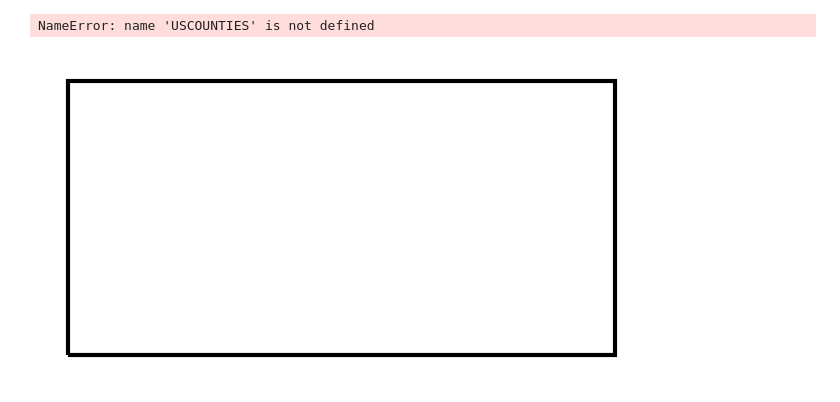
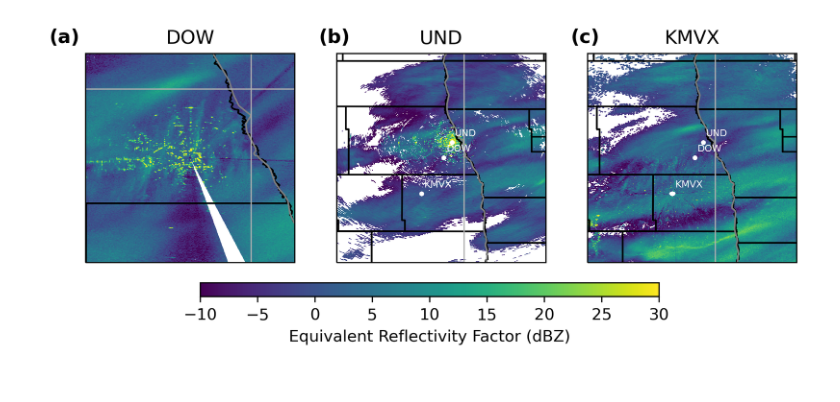
Before and after one commit to KennedyClouds/BAMS_2021, a Jupyter notebook: Radar_Fig.ipynb, the cells around one changed output. Cells and saved outputs as stored; diff of their text form; code cells hidden in the pictures.

```diff
--- a/Radar_Fig.ipynb
+++ b/Radar_Fig.ipynb
@@ -9,6 +9,10 @@ import os
 import cartopy.crs as ccrs
 import numpy as np
 import metpy
+import matplotlib.pyplot as plt
+from metpy.plots import USCOUNTIES
+import warnings
+warnings.filterwarnings('ignore')
 # Read in files
 
 # DOW:
@@ -41,7 +45,7 @@ display_UND = pyart.graph.RadarMapDisplay(radar_UND)
 
 #Use gatefilter to mask out noise and ground clutter around radar
 gatefilter = pyart.correct.GateFilter(radar_UND)
-gatefilter.exclude_below('cross_correlation_ratio', 0.92, exclude_masked = True)
+gatefilter.exclude_below('cross_correlation_ratio', 0.7, exclude_masked = True)
 
 
 # Finally, process KMVX:
@@ -58,17 +62,19 @@ display_MVX = pyart.graph.RadarMapDisplay(radar_MVX)
 projection = ccrs.PlateCarree()
 fig = plt.figure(figsize = [8,4],dpi=300)
 
+lons=[-98,-97.5,-97,-96.5,-96,-95.5-95]
+lats=[46,46.5,47,47.5,48]
 #DOW
 ax1 = fig.add_subplot(131, projection = projection)
 ax1.add_feature(USCOUNTIES.with_scale('5m'))
 display_DOW.plot_ppi_map('DBZHC',
         0,
-        vmin = -20,
-        vmax = 40,
-        min_lon = min_lon,
-        max_lon = max_lon,
-        min_lat = min_lat,
-        max_lat = max_lat,
+        vmin = -10,
+        vmax = 30,
+        min_lon = min_lon+.5,
+        max_lon = max_lon-.5,
+        min_lat = min_lat+.5,
+        max_lat = max_lat-.5,
         resolution = '10m',
         projection = projection,
         colorbar_flag = 0,
@@ -76,17 +82,20 @@ display_DOW.plot_ppi_map('DBZHC',
         lat_0 = center_lat,
         lon_0 = center_lon,
         title = 'DOW',
-        cmap = 'rainbow')
-display_DOW.plot_point(-97.1747, 47.8025)
-ax1.text(-97.94, 48.46, '(a)',fontsize=12, fontweight='bold',transform=projection)
+        cmap = 'viridis',
+        lat_lines=lats,
+        lon_lines=lons)
+#display_DOW.plot_point(-97.1747, 47.8025)
+ax1.text(-.1, 1.05,'(a)',horizontalalignment='center',fontsize=12,transform=ax1.transAxes,weight='bold')
 
 #UND
+
 ax2 = fig.add_subplot(132, projection = projection)
-#ax2.add_feature(USCOUNTIES.with_scale('5m'))
+ax2.add_feature(USCOUNTIES.with_scale('5m'))
 display_UND.plot_ppi_map('reflectivity',
         3, #Sweep number 0=0.5deg, 1=1.0deg, 2=1.5deg, 3=2.0deg, 4=2.75deg, 5=3.5deg, 6=4.25deg, 7=5.0deg, 8=6.0deg, 9=7.0deg
-        vmin = -20,
-        vmax = 40,
+        vmin = -10,
+        vmax = 30,
         min_lon = min_lon,
         max_lon = max_lon,
         min_lat = min_lat,
@@ -94,45 +103,55 @@ display_UND.plot_ppi_map('reflectivity',
         resolution = '10m',
         projection = projection,
         colorbar_flag = 0,
         fig = fig,
         lat_0 = center_lat,
         lon_0 = center_lon,
         title = 'UND',
-        cmap = 'rainbow',
+        cmap = 'viridis',
         gatefilter = gatefilter)
-display_UND.plot_point(-97.09, 47.92)
-ax2.text(-97.94, 48.46, '(b)',fontsize=12, fontweight='bold',transform=projection)
-
+#display_UND.plot_point(-97.09, 47.92)
+ax2.text(-.01, 1.05,'(b)',horizontalalignment='center',fontsize=12,transform=ax2.transAxes,weight='bold')
+ax2.plot(-97.1547, 47.8025,color='white',transform=ccrs.PlateCarree(),marker='o',zorder=2,markersize=2)
+ax2.text(-97.1347, 47.8525,'DOW',color='white',transform=ccrs.PlateCarree(),fontsize=6)
+ax2.plot(-97.09, 47.92,color='white',transform=ccrs.PlateCarree(),marker='o',zorder=2,markersize=2)
+ax2.text(-97.07, 47.97,'UND',color='white',transform=ccrs.PlateCarree(),fontsize=6)
+ax2.plot(center_lon_MVX, center_lat_MVX,color='white',transform=ccrs.PlateCarree(),marker='o',zorder=2,markersize=2)
+ax2.text(center_lon_MVX+.02, center_lat_MVX+.05,'KMVX',color='white',transform=ccrs.PlateCarree(),fontsize=6)
 #KMVX
 ax3 = fig.add_subplot(133, projection = projection)
-#ax3.add_feature(USCOUNTIES.with_scale('5m'))
+ax3.add_feature(USCOUNTIES.with_scale('5m'))
+
 display_MVX.plot_ppi_map('reflectivity',
         0,
-        vmin = -20,
-        vmax = 40,
+        vmin = -10,
+        vmax = 30,
         min_lon = min_lon,
         max_lon = max_lon,
         min_lat = min_lat,
         max_lat = max_lat,
         resolution = '10m',
         projection = projection,
         colorbar_flag = 0,
         fig = fig,
         lat_0 = center_lat,
         lon_0 = center_lon,
         title = 'KMVX',
-        cmap = 'rainbow')
-display_MVX.plot_point(center_lon_MVX, center_lat_MVX)
-ax3.text(-97.94, 48.46, '(c)',fontsize=12, fontweight='bold',transform=projection)
-
+        cmap = 'viridis')
+#display_MVX.plot_point(center_lon_MVX, center_lat_MVX)
+ax3.text(-.01, 1.05,'(c)',horizontalalignment='center',fontsize=12,transform=ax3.transAxes,weight='bold')
+ax3.plot(-97.1547, 47.8025,color='white',transform=ccrs.PlateCarree(),marker='o',zorder=2,markersize=2)
+ax3.text(-97.1347, 47.8525,'DOW',color='white',transform=ccrs.PlateCarree(),fontsize=6)
+ax3.plot(-97.09, 47.92,color='white',transform=ccrs.PlateCarree(),marker='o',zorder=2,markersize=2)
+ax3.text(-97.07, 47.97,'UND',color='white',transform=ccrs.PlateCarree(),fontsize=6)
+ax3.plot(center_lon_MVX, center_lat_MVX,color='white',transform=ccrs.PlateCarree(),marker='o',zorder=2,markersize=2)
+ax3.text(center_lon_MVX+.02, center_lat_MVX+.05,'KMVX',color='white',transform=ccrs.PlateCarree(),fontsize=6)
 #Setup colorbar
-colorbar_panel_axes = [0.25, 0.05, 0.5, 0.03]
+colorbar_panel_axes = [0.25, 0.2, 0.5, 0.03]
 cbax = fig.add_axes(colorbar_panel_axes)
 display_MVX.plot_colorbar(cax=cbax,orient='horizontal', label='Equivalent Reflectivity Factor (dBZ)')
-
+plt.tight_layout()
 
 #plt.savefig('BAMS_3_panel_radar_0840UTC_v2_gatefiltered_lettered.png', dpi = 250)
 plt.show()
 # %% [output]
-NameError: name 'USCOUNTIES' is not defined
-[figure, old version]
+[figure, new version]
```
